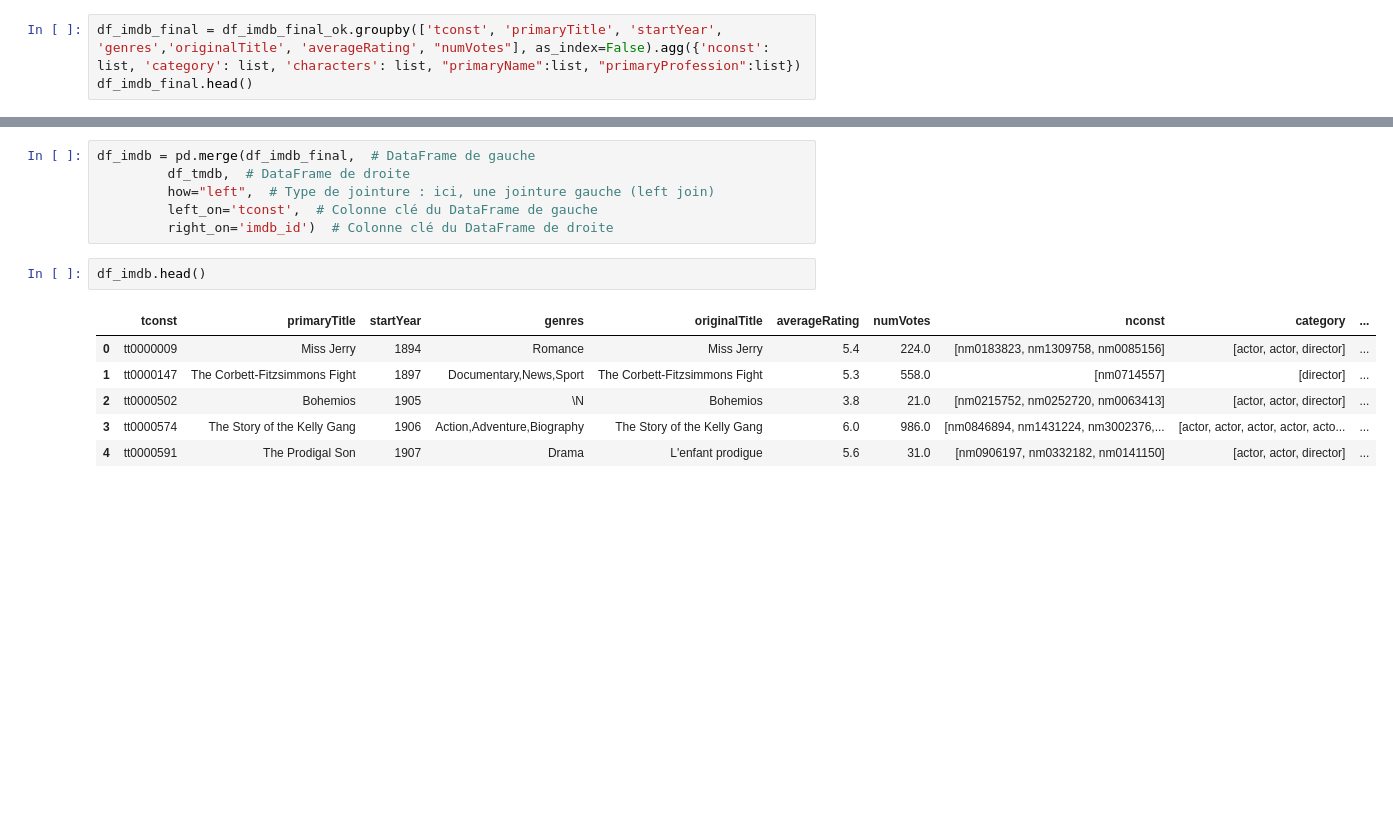
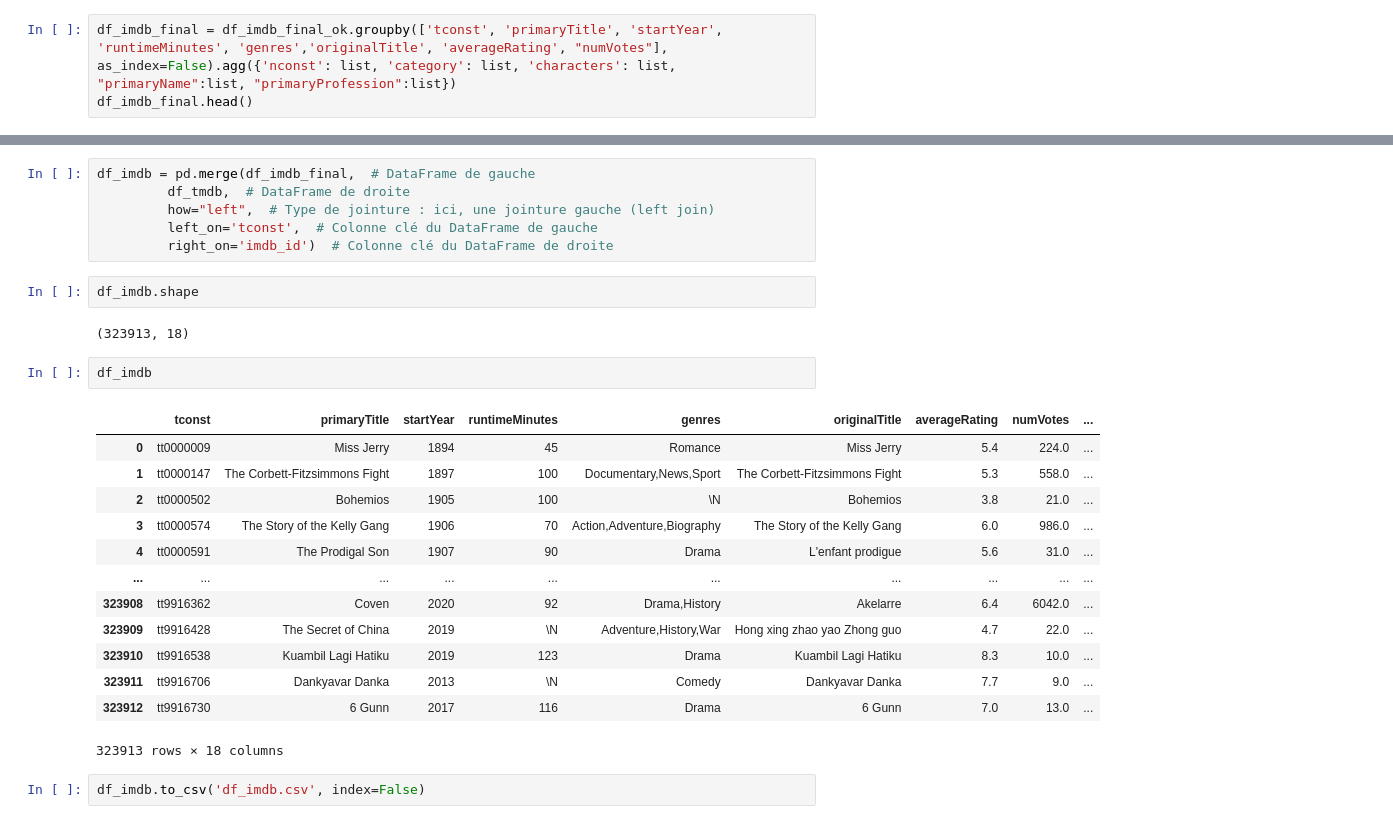
Before and after one commit to Alex-Becovic/WCS_Projet2, a Jupyter notebook: exploration_imdb.ipynb, the cells around one changed output, grey strips where cells are left out. Drawn from its saved outputs; the diff is of its cells as text; blank space fills up the shorter version.

```diff
--- a/exploration_imdb.ipynb
+++ b/exploration_imdb.ipynb
@@ -222,6 +222,6 @@ df_imdb_final
 | 3236520 | tt9916754 | Chico Albuquerque - Revelações | Chico Albuquerque - Revelações | 2013 | 49 | Documentary | NaN | NaN | ... |
 3236521 rows × 16 columns
 # %%
-df_imdb_final = df_imdb_final_ok.groupby(['tconst', 'primaryTitle', 'startYear', 'genres','originalTitle', 'averageRating', "numVotes"], as_index=False).agg({'nconst': list, 'category': list, 'characters': list, "primaryName":list, "primaryProfession":list})
+df_imdb_final = df_imdb_final_ok.groupby(['tconst', 'primaryTitle', 'startYear', 'runtimeMinutes', 'genres','originalTitle', 'averageRating', "numVotes"], as_index=False).agg({'nconst': list, 'category': list, 'characters': list, "primaryName":list, "primaryProfession":list})
 df_imdb_final.head()
 # %% [output]
@@ -271,12 +271,25 @@ df_imdb = pd.merge(df_imdb_final,  # DataFrame de gauche
          how="left",  # Type de jointure : ici, une jointure gauche (left join)
          left_on='tconst',  # Colonne clé du DataFrame de gauche
          right_on='imdb_id')  # Colonne clé du DataFrame de droite
+# %%
+df_imdb.shape
+# %% [output]
+(323913, 18)
 # %%
-df_imdb.head()
+df_imdb
 # %% [output]
-|  | tconst | primaryTitle | startYear | genres | originalTitle | averageRating | numVotes | nconst | category | ... |
-| 0 | tt0000009 | Miss Jerry | 1894 | Romance | Miss Jerry | 5.4 | 224.0 | [nm0183823, nm1309758, nm0085156] | [actor, actor, director] | ... |
-| 1 | tt0000147 | The Corbett-Fitzsimmons Fight | 1897 | Documentary,News,Sport | The Corbett-Fitzsimmons Fight | 5.3 | 558.0 | [nm0714557] | [director] | ... |
-| 2 | tt0000502 | Bohemios | 1905 | \N | Bohemios | 3.8 | 21.0 | [nm0215752, nm0252720, nm0063413] | [actor, actor, director] | ... |
-| 3 | tt0000574 | The Story of the Kelly Gang | 1906 | Action,Adventure,Biography | The Story of the Kelly Gang | 6.0 | 986.0 | [nm0846894, nm1431224, nm3002376,... | [actor, actor, actor, actor, acto... | ... |
-| 4 | tt0000591 | The Prodigal Son | 1907 | Drama | L'enfant prodigue | 5.6 | 31.0 | [nm0906197, nm0332182, nm0141150] | [actor, actor, director] | ... |
+|  | tconst | primaryTitle | startYear | runtimeMinutes | genres | originalTitle | averageRating | numVotes | ... |
+| 0 | tt0000009 | Miss Jerry | 1894 | 45 | Romance | Miss Jerry | 5.4 | 224.0 | ... |
+| 1 | tt0000147 | The Corbett-Fitzsimmons Fight | 1897 | 100 | Documentary,News,Sport | The Corbett-Fitzsimmons Fight | 5.3 | 558.0 | ... |
+| 2 | tt0000502 | Bohemios | 1905 | 100 | \N | Bohemios | 3.8 | 21.0 | ... |
+| 3 | tt0000574 | The Story of the Kelly Gang | 1906 | 70 | Action,Adventure,Biography | The Story of the Kelly Gang | 6.0 | 986.0 | ... |
+| 4 | tt0000591 | The Prodigal Son | 1907 | 90 | Drama | L'enfant prodigue | 5.6 | 31.0 | ... |
+| ... | ... | ... | ... | ... | ... | ... | ... | ... | ... |
+| 323908 | tt9916362 | Coven | 2020 | 92 | Drama,History | Akelarre | 6.4 | 6042.0 | ... |
+| 323909 | tt9916428 | The Secret of China | 2019 | \N | Adventure,History,War | Hong xing zhao yao Zhong guo | 4.7 | 22.0 | ... |
+| 323910 | tt9916538 | Kuambil Lagi Hatiku | 2019 | 123 | Drama | Kuambil Lagi Hatiku | 8.3 | 10.0 | ... |
+| 323911 | tt9916706 | Dankyavar Danka | 2013 | \N | Comedy | Dankyavar Danka | 7.7 | 9.0 | ... |
+| 323912 | tt9916730 | 6 Gunn | 2017 | 116 | Drama | 6 Gunn | 7.0 | 13.0 | ... |
+323913 rows × 18 columns
+# %%
+df_imdb.to_csv('df_imdb.csv', index=False)
```
Also changed, not shown: parts of 1 cell of this notebook, 4 other files.
